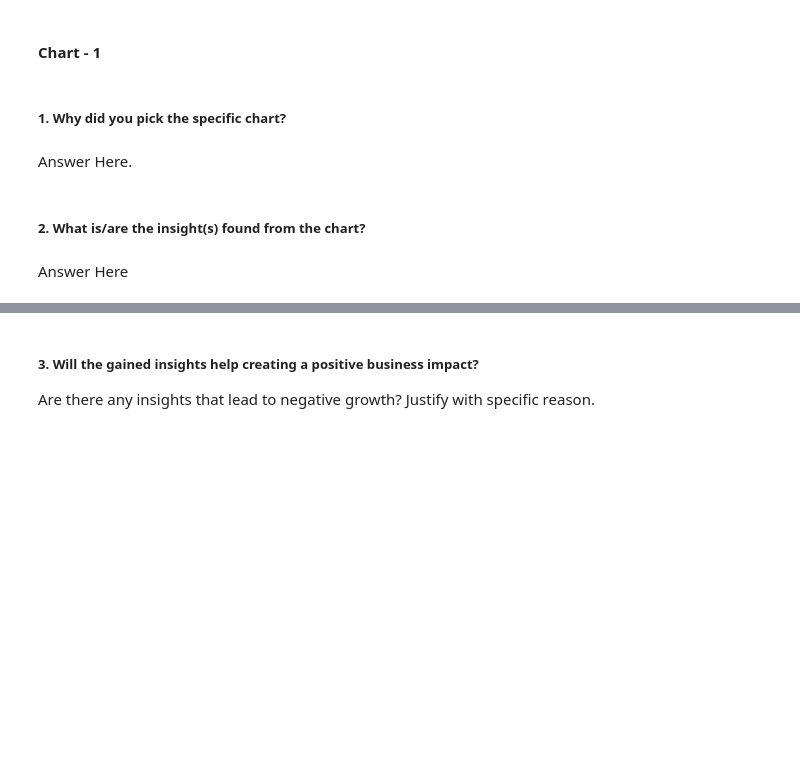
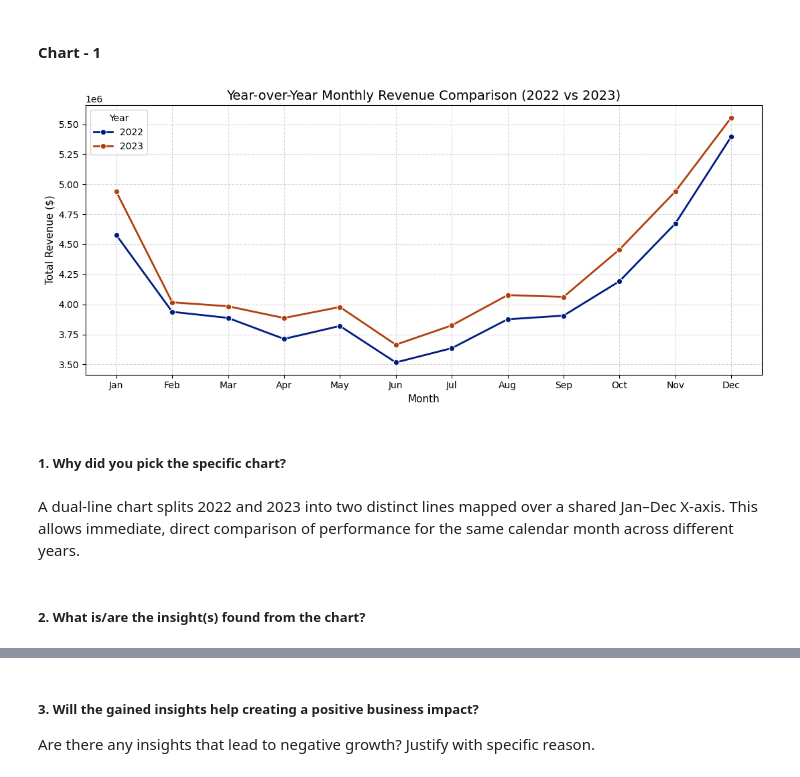
Before and after one commit to Vansh-172/EDA-CAPSTONE-PROJECT, a Jupyter notebook: Vansh_Goyal_EDA_Capstone_Project_Submission.ipynb, the cells around one changed output, grey strips where cells are left out. Drawn from its saved outputs; the diff is of its cells as text; code cells hidden in the pictures; blank space fills up the shorter version.

```diff
--- a/Vansh_Goyal_EDA_Capstone_Project_Submission.ipynb
+++ b/Vansh_Goyal_EDA_Capstone_Project_Submission.ipynb
@@ -235,8 +266,21 @@ Answer Here.
+# %%
+yoy_sales = df.groupby(['Year', 'Month'])['Amount'].sum().reset_index()
+plt.figure(figsize=(11, 5))
+sns.lineplot(data=yoy_sales, x='Month', y='Amount', hue='Year', marker='o', palette='dark', linewidth=2)
+
+plt.title('Year-over-Year Monthly Revenue Comparison (2022 vs 2023)', fontsize=14)
+plt.xticks(range(1, 13), ['Jan', 'Feb', 'Mar', 'Apr', 'May', 'Jun', 'Jul', 'Aug', 'Sep', 'Oct', 'Nov', 'Dec'])
+plt.xlabel('Month', fontsize=11)
+plt.ylabel('Total Revenue ($)', fontsize=11)
+plt.grid(True, linestyle='--', alpha=0.5)
+plt.legend(title='Year', loc='upper left')
+plt.tight_layout()
+plt.show()
+# %% [output]
+[figure, added]
 # %% [markdown]
 ##### 1. Why did you pick the specific chart?
-# %% [markdown]
-Answer Here.
+# %% [markdown]
+A dual-line chart splits 2022 and 2023 into two distinct lines mapped over a shared Jan–Dec X-axis. This allows immediate, direct comparison of performance for the same calendar month across different years.
 # %% [markdown]
 ##### 2. What is/are the insight(s) found from the chart?
-# %% [markdown]
-Answer Here
```
Also changed, not shown: parts of 79 cells of this notebook.
